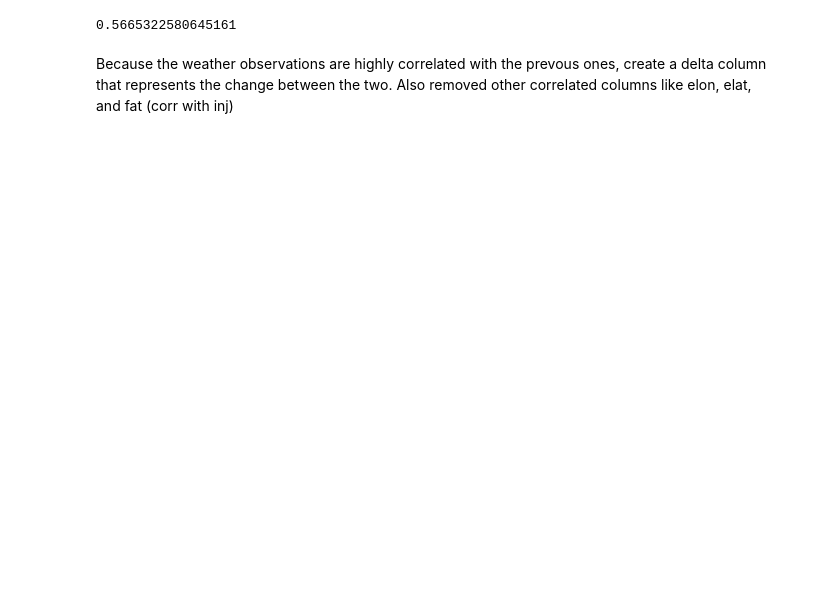
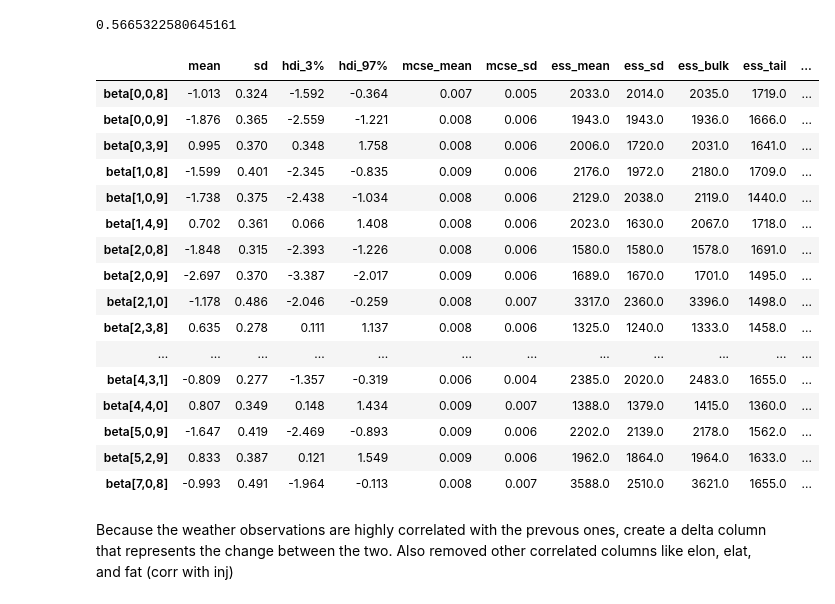
Before and after one commit to lhasan23/Tornadoes, a Jupyter notebook: tornados-hierarchical.ipynb, the cells around one changed output. Cells and saved outputs as stored; diff of their text form; code cells hidden in the pictures; blank space fills up the shorter version.

```diff
--- a/tornados-hierarchical.ipynb
+++ b/tornados-hierarchical.ipynb
@@ -386,6 +386,25 @@ print(accuracy)
 # %%
 #hierarchical_idata = az.from_pymc3(hierarchical_trace)
 summary_df = pm.summary(hierarchical_trace_2, var_names=["beta"])
+summary_df[~((summary_df['hdi_3%'] < 0) & (summary_df['hdi_97%'] > 0))]
+# %% [output]
+|  | mean | sd | hdi_3% | hdi_97% | mcse_mean | mcse_sd | ess_mean | ess_sd | ess_bulk | ess_tail | ... |
+| beta[0,0,8] | -1.013 | 0.324 | -1.592 | -0.364 | 0.007 | 0.005 | 2033.0 | 2014.0 | 2035.0 | 1719.0 | ... |
+| beta[0,0,9] | -1.876 | 0.365 | -2.559 | -1.221 | 0.008 | 0.006 | 1943.0 | 1943.0 | 1936.0 | 1666.0 | ... |
+| beta[0,3,9] | 0.995 | 0.370 | 0.348 | 1.758 | 0.008 | 0.006 | 2006.0 | 1720.0 | 2031.0 | 1641.0 | ... |
+| beta[1,0,8] | -1.599 | 0.401 | -2.345 | -0.835 | 0.009 | 0.006 | 2176.0 | 1972.0 | 2180.0 | 1709.0 | ... |
+| beta[1,0,9] | -1.738 | 0.375 | -2.438 | -1.034 | 0.008 | 0.006 | 2129.0 | 2038.0 | 2119.0 | 1440.0 | ... |
+| beta[1,4,9] | 0.702 | 0.361 | 0.066 | 1.408 | 0.008 | 0.006 | 2023.0 | 1630.0 | 2067.0 | 1718.0 | ... |
+| beta[2,0,8] | -1.848 | 0.315 | -2.393 | -1.226 | 0.008 | 0.006 | 1580.0 | 1580.0 | 1578.0 | 1691.0 | ... |
+| beta[2,0,9] | -2.697 | 0.370 | -3.387 | -2.017 | 0.009 | 0.006 | 1689.0 | 1670.0 | 1701.0 | 1495.0 | ... |
+| beta[2,1,0] | -1.178 | 0.486 | -2.046 | -0.259 | 0.008 | 0.007 | 3317.0 | 2360.0 | 3396.0 | 1498.0 | ... |
+| beta[2,3,8] | 0.635 | 0.278 | 0.111 | 1.137 | 0.008 | 0.006 | 1325.0 | 1240.0 | 1333.0 | 1458.0 | ... |
+| ... | ... | ... | ... | ... | ... | ... | ... | ... | ... | ... | ... |
+| beta[4,3,1] | -0.809 | 0.277 | -1.357 | -0.319 | 0.006 | 0.004 | 2385.0 | 2020.0 | 2483.0 | 1655.0 | ... |
+| beta[4,4,0] | 0.807 | 0.349 | 0.148 | 1.434 | 0.009 | 0.007 | 1388.0 | 1379.0 | 1415.0 | 1360.0 | ... |
+| beta[5,0,9] | -1.647 | 0.419 | -2.469 | -0.893 | 0.009 | 0.006 | 2202.0 | 2139.0 | 2178.0 | 1562.0 | ... |
+| beta[5,2,9] | 0.833 | 0.387 | 0.121 | 1.549 | 0.009 | 0.006 | 1962.0 | 1864.0 | 1964.0 | 1633.0 | ... |
+| beta[7,0,8] | -0.993 | 0.491 | -1.964 | -0.113 | 0.008 | 0.007 | 3588.0 | 2510.0 | 3621.0 | 1655.0 | ... |
 # %% [markdown]
 Because the weather observations are highly correlated with the prevous ones, create a delta column that represents the change between the two. Also removed other correlated columns like elon, elat, and fat (corr with inj)
 # %%
```
Also changed, not shown: parts of 8 cells of this notebook.
